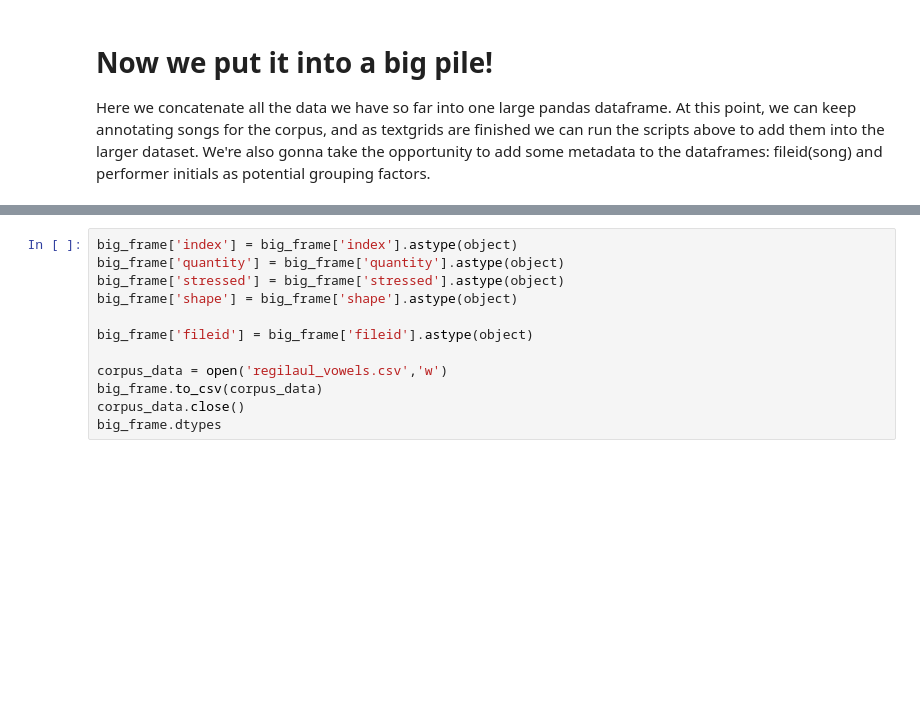
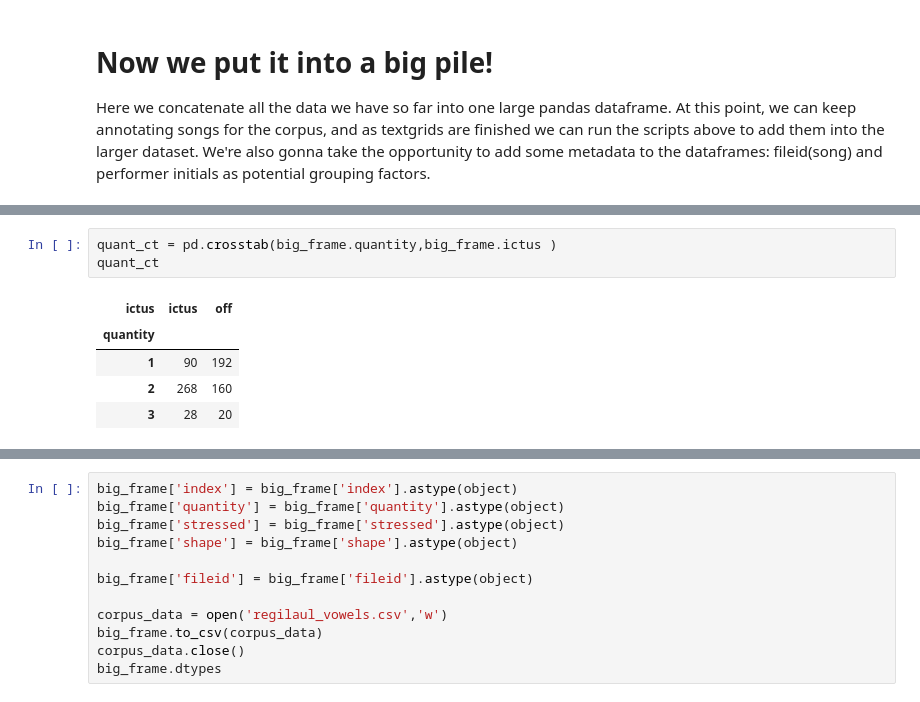
Before and after one commit to sally-ran-some/eesti_regilaul, a Jupyter notebook: preprocess_jupyter/build_songcorpus.ipynb, the cells around one changed output, grey strips where cells are left out. Drawn from its saved outputs; the diff is of its cells as text; blank space fills up the shorter version.

```diff
--- a/preprocess_jupyter/build_songcorpus.ipynb
+++ b/preprocess_jupyter/build_songcorpus.ipynb
@@ -308,0 +300,9 @@ array(['CVVC', 'CVCC', 'CV', 'CVCː', 'CVV', 'CVC', 'CVCːC', 'VCCC', 'V',
+# %%
+quant_ct = pd.crosstab(big_frame.quantity,big_frame.ictus )
+quant_ct
+# %% [output]
+| ictus | ictus | off |
+| quantity |  |  |
+| 1 | 90 | 192 |
+| 2 | 268 | 160 |
+| 3 | 28 | 20 |
```
Also changed, not shown: parts of 6 cells of this notebook, 8 other files.
